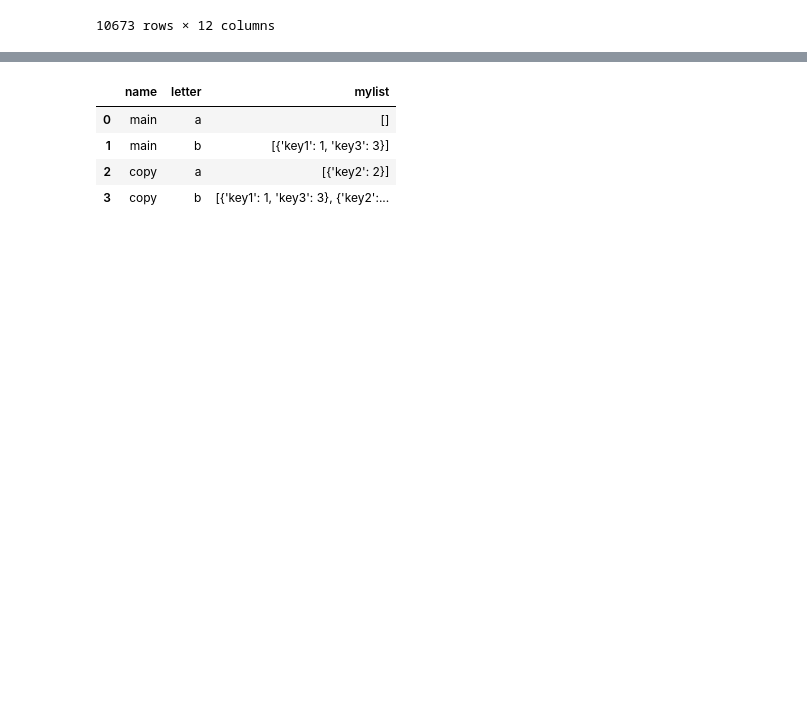
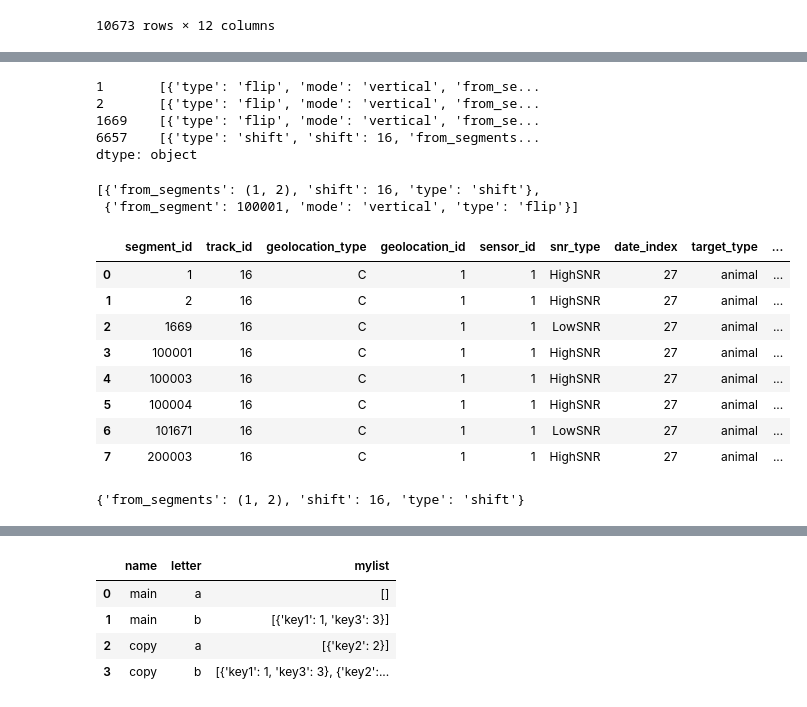
Before and after one commit to ShaulSolomon/sota-mafat-radar, a Jupyter notebook: notebooks/exploratory_notebooks/[SS]Alexnet_pytorch.ipynb, the cells around one changed output, grey strips where cells are left out. Cells and saved outputs as stored; diff of their text form; code cells hidden in the pictures; blank space fills up the shorter version.

Commit message:
generate_flips seems to work (adding a dict to full_data.augmentation_info column)

```diff
--- a/notebooks/exploratory_notebooks/[SS]Alexnet_pytorch.ipynb
+++ b/notebooks/exploratory_notebooks/[SS]Alexnet_pytorch.ipynb
@@ -184,2 +155,58 @@ pd.concat([full_data, df], ignore_index=True)
+# %%
+
+def add_augment_to_column(x,mydict):
+  mydict['from_segment'] = x.segment_id
+  x.augmentation_info = x.augmentation_info + [mydict]
+  #return pd.Series(x.augmentation_info,dtype="object")
+  return x.augmentation_info
+
+
+df_main = full_data.copy()
+df_main = df_main[df_main.track_id==16]
+
+df = df_main.copy()
+df = df.drop(df[df.is_validation == True].index)
+
+seg_id_start  = max(df['segment_id'])
+
+add_flips_dict = {
+      'type':'flip',
+      'mode': 'vertical',
+}
+
+#df.augmentation_info = df.augmentation_info.apply(lambda lst: lst + [{'key2':2}])
+res = df.apply(add_augment_to_column,mydict=add_flips_dict, axis=1)
+print(res)
+df.augmentation_info = res
+df.segment_id = df.segment_id + seg_id_start +1
+
+df_new = pd.concat([df_main, df], ignore_index=True)
+# %% [output]
+1       [{'type': 'flip', 'mode': 'vertical', 'from_se...
+2       [{'type': 'flip', 'mode': 'vertical', 'from_se...
+1669    [{'type': 'flip', 'mode': 'vertical', 'from_se...
+6657    [{'type': 'shift', 'shift': 16, 'from_segments...
+dtype: object
+# %%
+list(res.iloc[3])
+# %% [output]
+[{'from_segments': (1, 2), 'shift': 16, 'type': 'shift'},
+ {'from_segment': 100001, 'mode': 'vertical', 'type': 'flip'}]
+# %%
+df_new
+# %% [output]
+|  | segment_id | track_id | geolocation_type | geolocation_id | sensor_id | snr_type | date_index | target_type | ... |
+| 0 | 1 | 16 | C | 1 | 1 | HighSNR | 27 | animal | ... |
+| 1 | 2 | 16 | C | 1 | 1 | HighSNR | 27 | animal | ... |
+| 2 | 1669 | 16 | C | 1 | 1 | LowSNR | 27 | animal | ... |
+| 3 | 100001 | 16 | C | 1 | 1 | HighSNR | 27 | animal | ... |
+| 4 | 100003 | 16 | C | 1 | 1 | HighSNR | 27 | animal | ... |
+| 5 | 100004 | 16 | C | 1 | 1 | HighSNR | 27 | animal | ... |
+| 6 | 101671 | 16 | C | 1 | 1 | LowSNR | 27 | animal | ... |
+| 7 | 200003 | 16 | C | 1 | 1 | HighSNR | 27 | animal | ... |
+# %%
+df_new.loc[7].augmentation_info
+# %% [output]
+{'from_segments': (1, 2), 'shift': 16, 'type': 'shift'}
 # %%
 full_data = add_data.generate_flips(full_data,mode='vertical')
```
Also changed, not shown: parts of 6 cells of this notebook, 1 other file.
